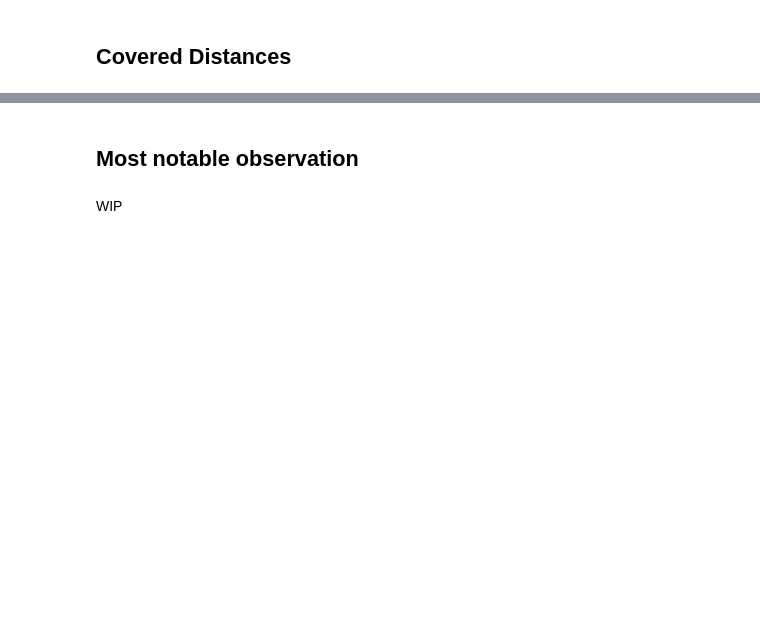
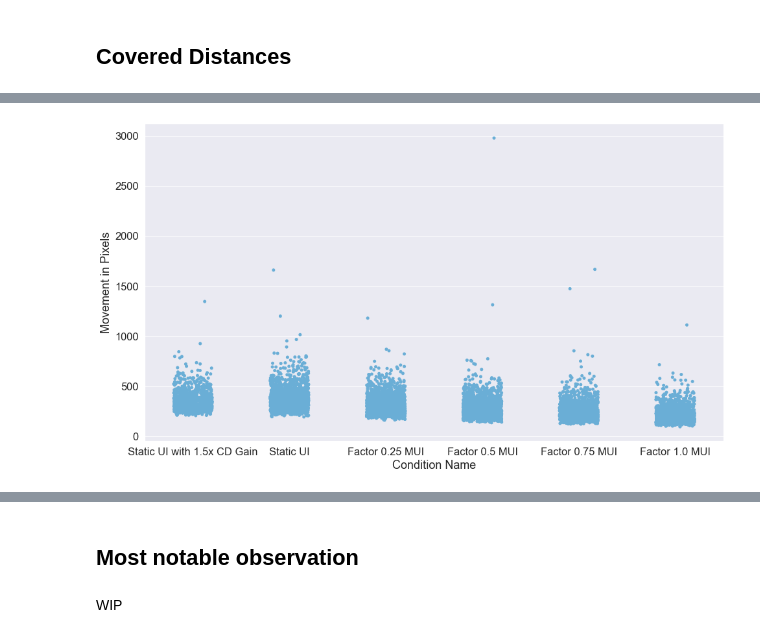
Before and after one commit to PDA-UR/Magnetic-UI-Evaluation-Kit, a Jupyter notebook: server/logs/MUI_Test_Evaluation.ipynb, the cells around one changed output, grey strips where cells are left out. Cells and saved outputs as stored; diff of their text form; code cells hidden in the pictures; blank space fills up the shorter version.

```diff
--- a/server/logs/MUI_Test_Evaluation.ipynb
+++ b/server/logs/MUI_Test_Evaluation.ipynb
@@ -425,6 +438,8 @@ Static UI with 1.5x CD Gain vs Factor 1.0 MUI -> 47.50%
 # %%
 # covered_distance
 mean_covered_distances_cursor = {}
+covered_distances = {}
 
 for condition in conditions:
     mean_covered_distances_cursor[condition[0].condition] = sum([run.cursor_movement_length for run in condition]) / len([run.cursor_movement_length for run in condition])
+    covered_distances[condition[0].condition] = [run.cursor_movement_length for run in condition]
@@ -447,0 +446,17 @@ Mean covered distance of cursor for Static UI with 1.5x CD Gain: 413.68397652563
+# %%
+temp_distances = []
+temp_conds = []
+for cond in range(6):
+    cond_name = getConditionName(cond)
+    temp_conds.append(cond_name)
+    temp_distances.append(mean_covered_distances_cursor[cond])
+    print("Mean covered distance of cursor for " + cond_name + ": {}px".format(mean_covered_distances_cursor[cond]))
+
+mean_distances = [temp_distances[-1]]
+conds = [temp_conds[-1]]
+c_distances = [covered_distances[6]]
+
+for i in range(len(temp_distances) - 1):
+    mean_distances.append(temp_distances[i])
+    conds.append(temp_conds[i])
+    c_distances.append(covered_distances[i])
@@ -447,0 +470,11 @@ Mean covered distance of cursor for Static UI with 1.5x CD Gain: 413.68397652563
+# %%
+from matplotlib.colors import ListedColormap
+
+sns.set(style="whitegrid", color_codes=True);
+sns.set(font_scale=1.5);
+
+d = pd.DataFrame([[conds[i], move] for i in range(6) for move in c_distances[i]], columns=["Condition Name", "Movement in Pixels"]);
+
+sns.stripplot("Condition Name", 'Movement in Pixels', data=d, jitter=0.2, palette=sns.color_palette("Blues", n_colors=1,desat=1));
+# %% [output]
+[figure, added]
```
Also changed, not shown: parts of 18 cells of this notebook.
